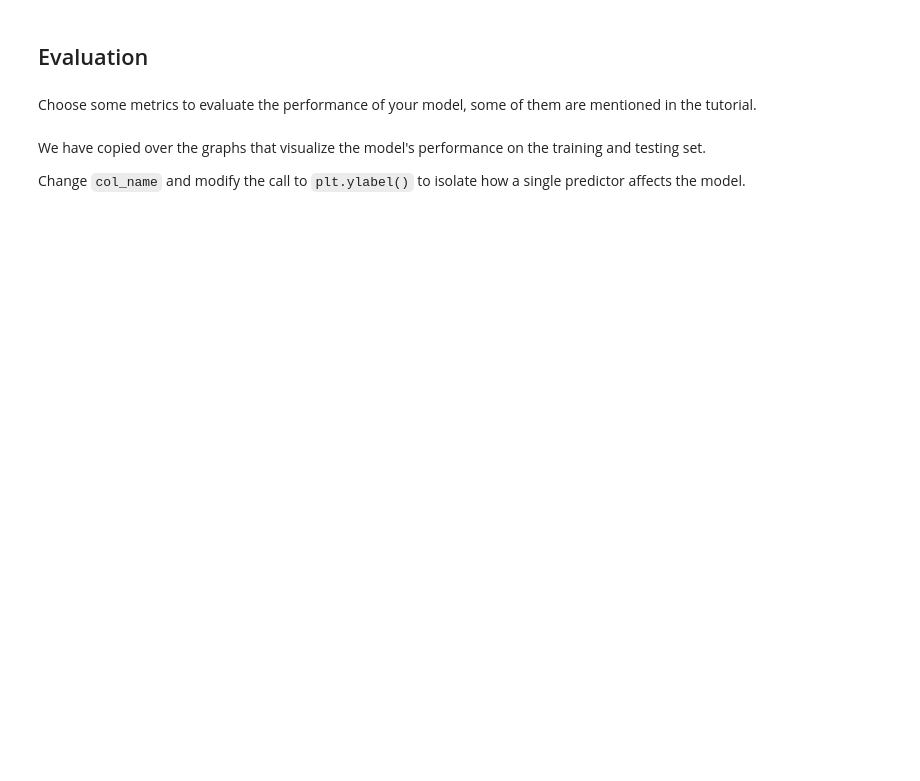
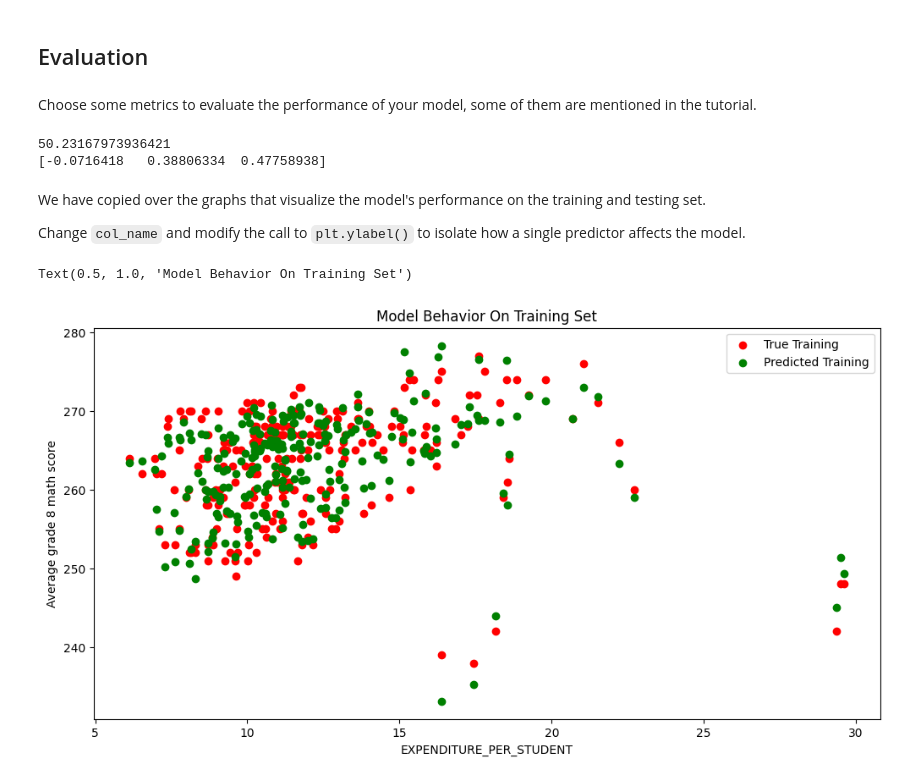
Before and after one commit to 23likenny/MDST-Onboarding, a Jupyter notebook: tutorial1/checkpoint1.ipynb, the cells around one changed output. Drawn from its saved outputs; the diff is of its cells as text; code cells hidden in the pictures; blank space fills up the shorter version.

```diff
--- a/tutorial1/checkpoint1.ipynb
+++ b/tutorial1/checkpoint1.ipynb
@@ -180,8 +194,17 @@ from sklearn.model_selection import train_test_split
+# %%
+# @@@ 8
+
+# X =
+# y =
+
+
+X = df[['EXPENDITURE_PER_STUDENT','AVG_MATH_8_SCORE','AVG_READING_4_SCORE']].dropna()
+y = df.loc[X.index]['AVG_READING_8_SCORE']
 # %%
 # @@@ 9
 
-# X_train, X_test, y_train, y_test = train_test_split(
-#      X, y, test_size=, random_state=42)
+X_train, X_test, y_train, y_test = train_test_split(
+     X, y, test_size=0.3, random_state=42)
 # %% [markdown]
 <h2> Prediction </h2>
 # %% [markdown]
@@ -192,6 +216,6 @@ ML Models [Resource](https://medium.com/@vijaya.beeravalli/comparison-of-machine
 # %%
 # @@@ 11
 # create your model here
-# model =
+model = LinearRegression()
 # %%
 model.fit(X_train, y_train)
@@ -206,3 +230,15 @@ Choose some metrics to evaluate the performance of your model, some of them are
+# %%
+# @@@ 12
+from sklearn.metrics import mean_squared_error, r2_score
+
+print(model.intercept_)
+print(model.coef_)
+
+meanSquaredError = mean_squared_error(y_test, y_pred)
+r2 = r2_score(y_test, y_pred)
+# %% [output]
+50.23167973936421
+[-0.0716418   0.38806334  0.47758938]
 # %% [markdown]
 We have copied over the graphs that visualize the model's performance on the training and testing set.
 
@@ -210,17 +246,20 @@ Change `col_name` and modify the call to `plt.ylabel()` to isolate how a single
 # %%
 # @@@ 13
 
-# col_name = 'COLUMN NAME OF ONE PREDICTOR'
+col_name = 'EXPENDITURE_PER_STUDENT'
 
 
-# f = plt.figure(figsize=(12,6))
-# plt.scatter(X_train[col_name], y_train, color = "red")
-# plt.scatter(X_train[col_name], model.predict(X_train), color = "green")
+f = plt.figure(figsize=(12,6))
+plt.scatter(X_train[col_name], y_train, color = "red")
+plt.scatter(X_train[col_name], model.predict(X_train), color = "green")
 
-# plt.legend(['True Training','Predicted Training'])
-# plt.xlabel(col_name)
-# plt.ylabel('NAME OF THE PREDICTOR')
-# plt.title("Model Behavior On Training Set")
+plt.legend(['True Training','Predicted Training'])
+plt.xlabel(col_name)
+plt.ylabel('Expenditure per student')
+plt.title("Model Behavior On Training Set")
+# %% [output]
+Text(0.5, 1.0, 'Model Behavior On Training Set')
+[figure, added]
 # %%
 # @@@ 14
 
```
Also changed, not shown: parts of 10 cells of this notebook, 1 other file.
